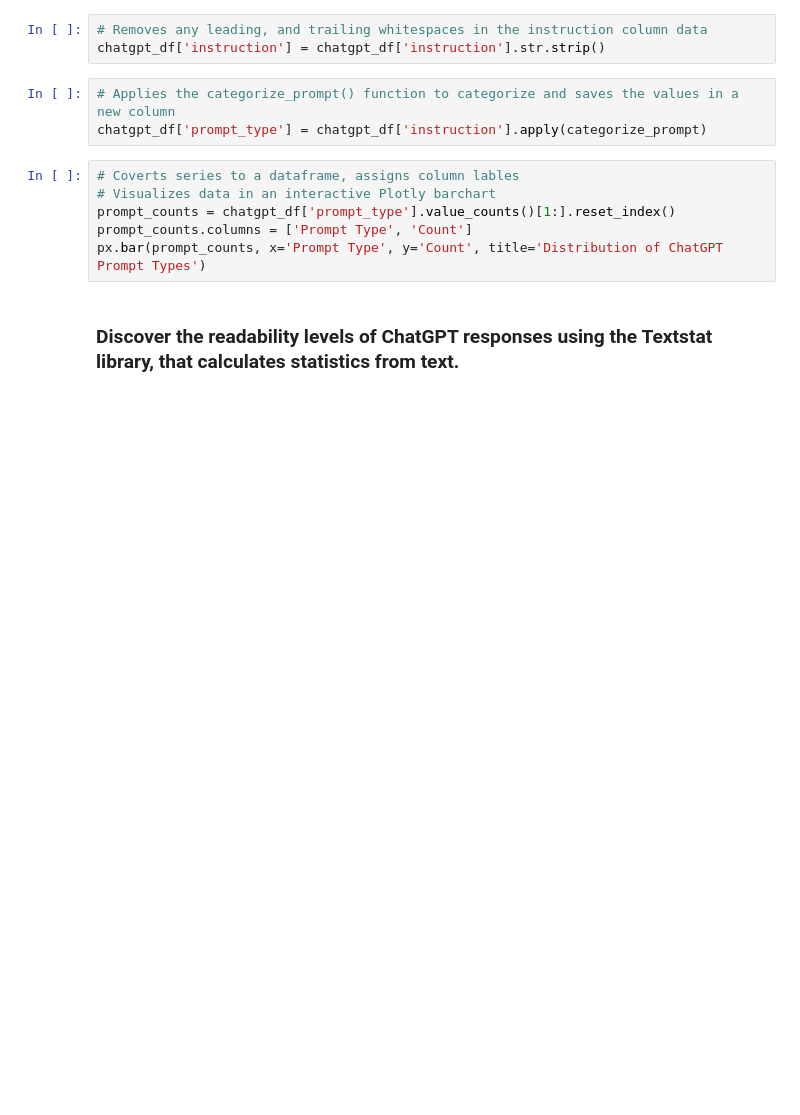
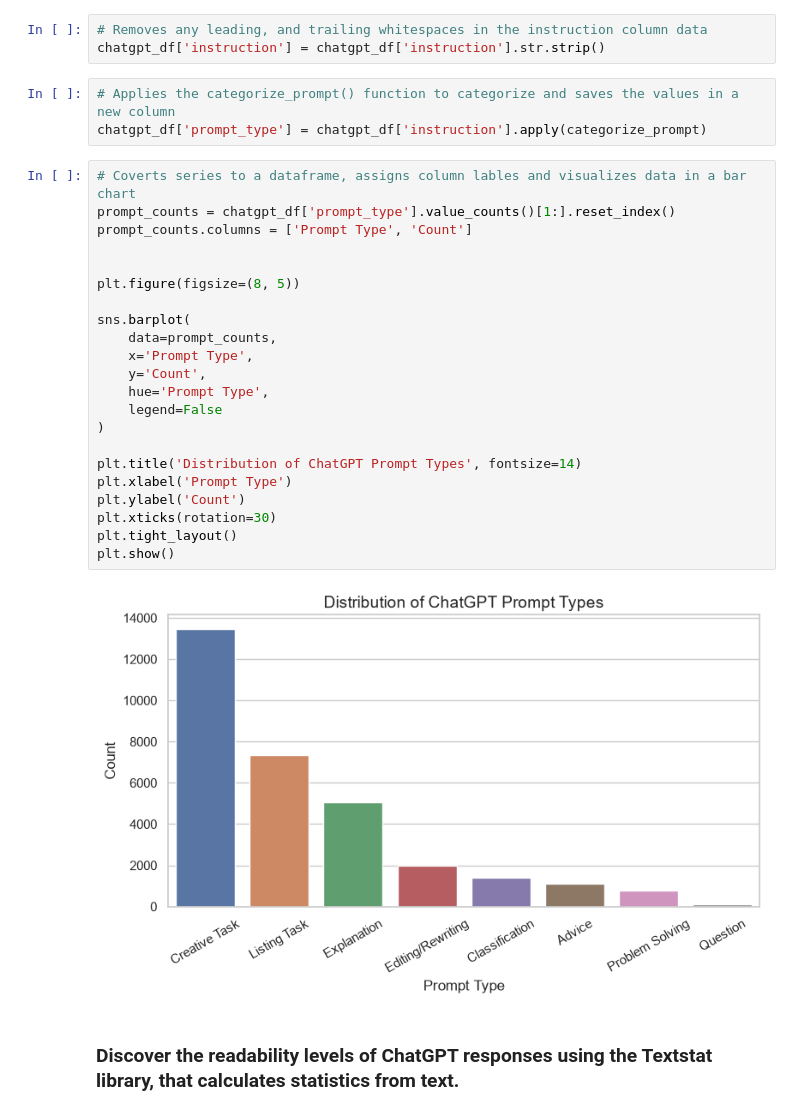
Before and after one commit to Shavkats/ChatGPT-Data-Analysis, a Jupyter notebook: chatGPT_data_analysis.ipynb, the cells around one changed output. Drawn from its saved outputs; the diff is of its cells as text; blank space fills up the shorter version.

```diff
--- a/chatGPT_data_analysis.ipynb
+++ b/chatGPT_data_analysis.ipynb
@@ -111,11 +113,29 @@ chatgpt_df['instruction'] = chatgpt_df['instruction'].str.strip()
 # Applies the categorize_prompt() function to categorize and saves the values in a new column
 chatgpt_df['prompt_type'] = chatgpt_df['instruction'].apply(categorize_prompt)
 # %%
-# Coverts series to a dataframe, assigns column lables
-# Visualizes data in an interactive Plotly barchart
+# Coverts series to a dataframe, assigns column lables and visualizes data in a bar chart
 prompt_counts = chatgpt_df['prompt_type'].value_counts()[1:].reset_index()
 prompt_counts.columns = ['Prompt Type', 'Count']
-px.bar(prompt_counts, x='Prompt Type', y='Count', title='Distribution of ChatGPT Prompt Types')
+
+
+plt.figure(figsize=(8, 5))
+
+sns.barplot(
+    data=prompt_counts,
+    x='Prompt Type',
+    y='Count',
+    hue='Prompt Type',
+    legend=False
+)
+
+plt.title('Distribution of ChatGPT Prompt Types', fontsize=14)
+plt.xlabel('Prompt Type')
+plt.ylabel('Count')
+plt.xticks(rotation=30)
+plt.tight_layout()
+plt.show()
+# %% [output]
+[figure, added]
 # %% [markdown]
 ### Discover the readability levels of ChatGPT responses using the Textstat library, that calculates statistics from text.
 # %%
```
Also changed, not shown: parts of 8 cells of this notebook, 1 other file.
